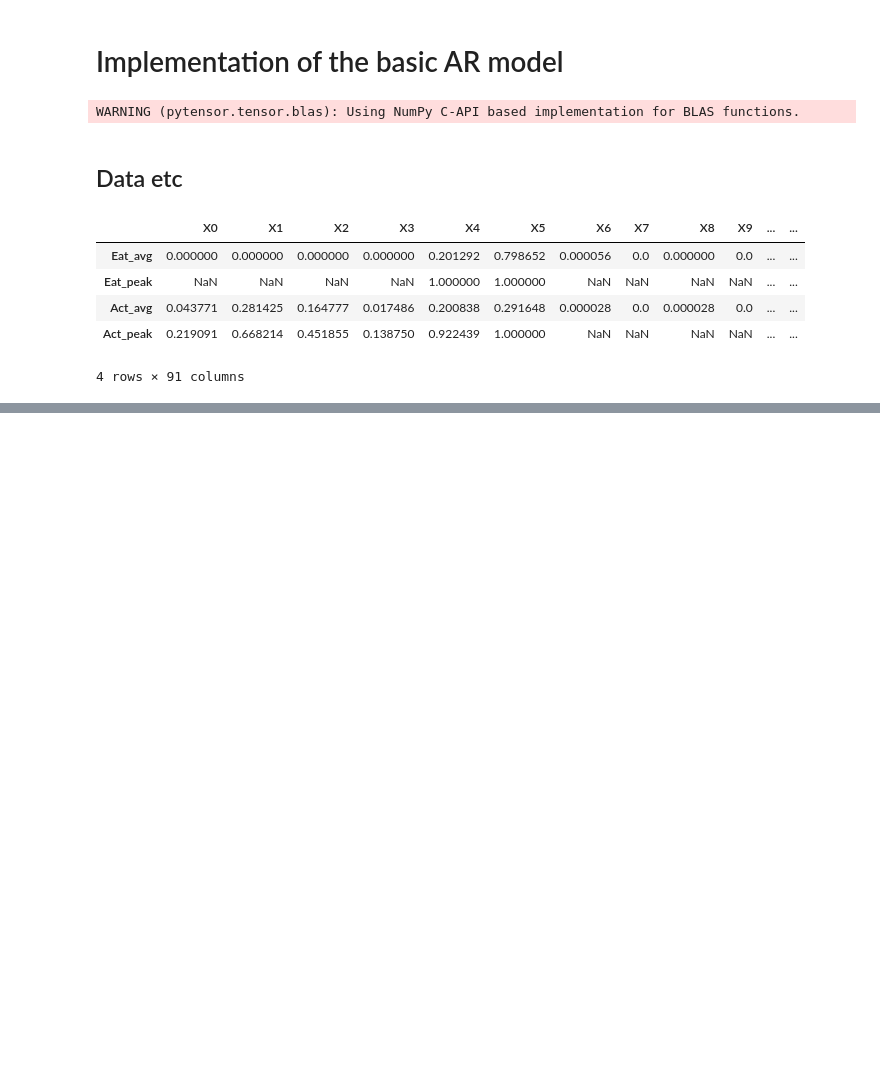
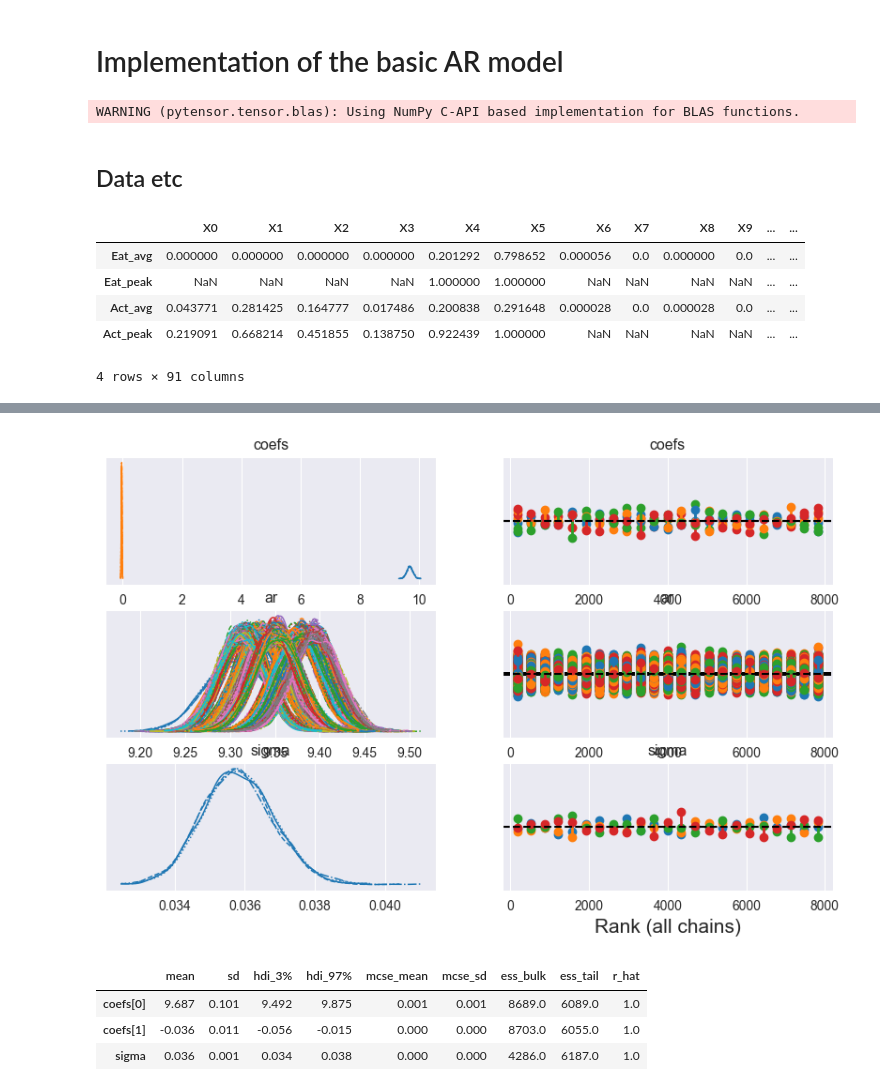
Before and after one commit to andleb/STATS608Final, a Jupyter notebook: ar_model.ipynb, the cells around one changed output, grey strips where cells are left out. Cells and saved outputs as stored; diff of their text form; code cells hidden in the pictures; blank space fills up the shorter version.

```diff
--- a/ar_model.ipynb
+++ b/ar_model.ipynb
@@ -163,0 +76,2 @@ with pm.Model() as model:
+# %%
+df_eat = pd.read_parquet("data/df_eat.parquet")
@@ -163,0 +88,18 @@ with pm.Model() as model:
+# %%
+## Set up a dictionary for the specification of our priors
+## We set up the dictionary to specify size of the AR coefficients in
+## case we want to vary the AR lags.
+priors = {
+    "coefs": {"mu": [10, 0.2], "sigma": [0.1, 0.1], "size": 2},
+    "sigma": 8,
+    "init": {"mu": 9, "sigma": 0.1, "size": 1},
+}
+
+## Initialise the model
+with pm.Model() as AR:
+    pass
+
+## Define the time interval for fitting the data
+t_data = list(range(len(df_eat)))
+## NOTE:  Add the time interval as a mutable coordinate to the model to allow for future predictions
+AR.add_coord("obs_id", t_data, mutable=True)
@@ -163,0 +135,6 @@ with pm.Model() as model:
+# %%
+with AR:
+    ## Sampling
+    idata_ar = pm.sample_prior_predictive()
+    idata_ar.extend(pm.sample(2000, random_seed=100, target_accept=0.95))
+    idata_ar.extend(pm.sample_posterior_predictive(idata_ar))
@@ -163,0 +162,11 @@ with pm.Model() as model:
+# %%
+az.plot_trace(idata_ar, figsize=(10, 6), kind="rank_vlines");
+# %% [output]
+[figure, added]
+# %%
+az.summary(idata_ar, var_names=["~ar"])
+# %% [output]
+|  | mean | sd | hdi_3% | hdi_97% | mcse_mean | mcse_sd | ess_bulk | ess_tail | r_hat |
+| coefs[0] | 9.687 | 0.101 | 9.492 | 9.875 | 0.001 | 0.001 | 8689.0 | 6089.0 | 1.0 |
+| coefs[1] | -0.036 | 0.011 | -0.056 | -0.015 | 0.000 | 0.000 | 8703.0 | 6055.0 | 1.0 |
+| sigma | 0.036 | 0.001 | 0.034 | 0.038 | 0.000 | 0.000 | 4286.0 | 6187.0 | 1.0 |
```
Also changed, not shown: parts of 28 cells of this notebook, 3 other files.
